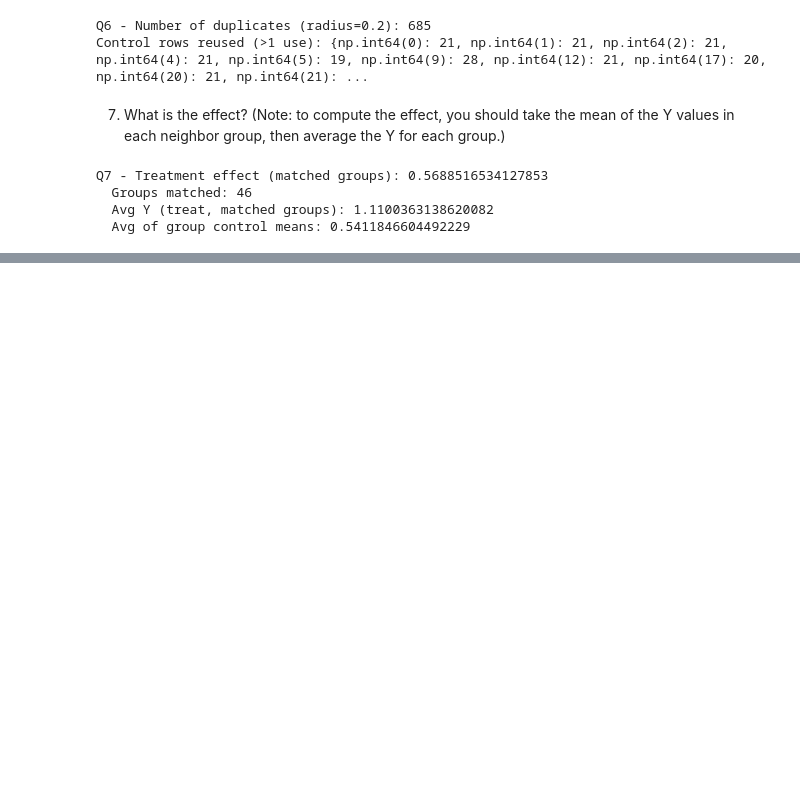
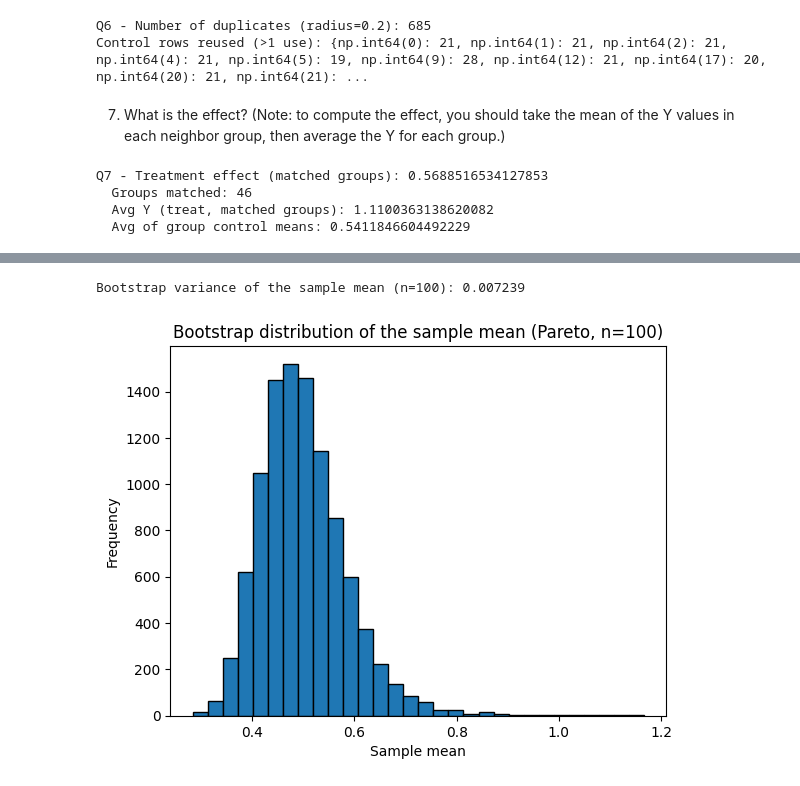
Before and after one commit to rain-dimen/Mod-7-Experimental-Design-and-Causality_Quiz_Week1, a Jupyter notebook: Week 1 Quiz.ipynb, the cells around one changed output, grey strips where cells are left out. Cells and saved outputs as stored; diff of their text form; code cells hidden in the pictures; blank space fills up the shorter version.

```diff
--- a/Week 1 Quiz.ipynb
+++ b/Week 1 Quiz.ipynb
@@ -340,0 +469,14 @@ Q7 - Treatment effect (matched groups): 0.5688516534127853
+# %%
+import matplotlib.pyplot as plt
+
+
+
+# --- (Optional) visualize the bootstrap distribution of the mean ---
+plt.hist(means, bins=30, edgecolor="black")
+plt.xlabel("Sample mean")
+plt.ylabel("Frequency")
+plt.title(f"Bootstrap distribution of the sample mean (Pareto, n={sample_size})")
+plt.show()
+# %% [output]
+Bootstrap variance of the sample mean (n=100): 0.007239
+[figure, added]
```
Also changed, not shown: parts of 10 cells of this notebook.
